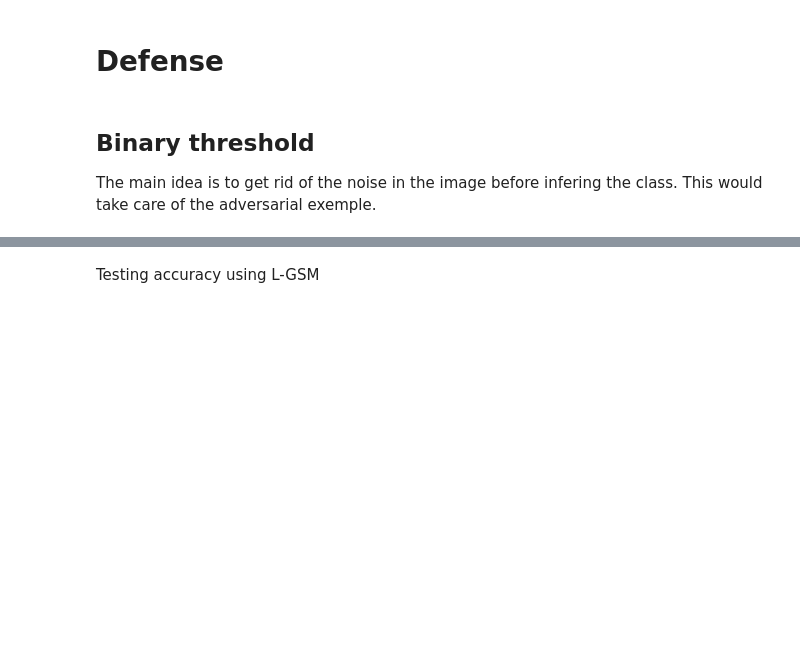
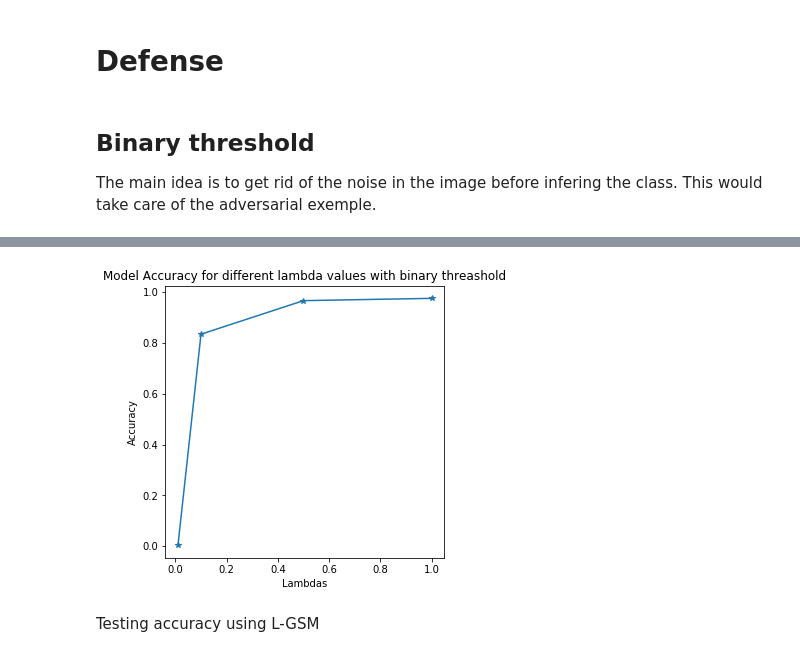
Before and after one commit to AmineDiro/Adversarial-Attacks, a Jupyter notebook: Adversarial attacks.ipynb, the cells around one changed output, grey strips where cells are left out. Cells and saved outputs as stored; diff of their text form; code cells hidden in the pictures; blank space fills up the shorter version.

```diff
--- a/Adversarial attacks.ipynb
+++ b/Adversarial attacks.ipynb
@@ -392,12 +340,0 @@ plt.show()
-# %%
-lmds =[0.01,0.1, 0.5]
-fig, ax = plt.subplots(1,len(lmds),figsize=(20,10))
-
-for i, lmd in enumerate(lmds) :
-    adv = target_adversarial(model,data,device,lmd=lmd)
-    # Binary threashold
-    adv_binary = (adv>threshold)*1
-    label = model(adv_binary.to(torch.float32)).max(1, keepdim=True)[1]
-    adv = adv.squeeze().detach().cpu().numpy()
-    ax[i].imshow(adv,cmap='Greys')
-    ax[i].set_title("Lamda = {}, Advs label : {}".format(lmd,label.item()))
@@ -405,0 +341,10 @@ for i, lmd in enumerate(lmds) :
+# %%
+accuracies_LBFGS_binary = []
+examples_LBFGS_binary = []
+lmds =[0.01,0.1, 0.5,1]
+
+# Run test for each lambda
+for lmd in lmds:
+    acc, ex = test_LBFGS_binary_mnist(model, device, test_loader, lmd)
+    accuracies_LBFGS_binary.append(acc)
+    examples_LBFGS_binary.append(ex)
@@ -406,2 +367,12 @@ for i, lmd in enumerate(lmds) :
+# %%
+fig, ax = plt.subplots(figsize=(5,5))
+ax.plot(lmds, accuracies_LBFGS_binary, "*-")
+plt.title("Model Accuracy for different lambda values with binary threashold")
+plt.xlabel("Lambdas")
+plt.ylabel("Accuracy")
+plt.savefig('Results/Testing L-BFGS mnist binary.png')
+plt.show()
+# %% [output]
+[figure, added]
 # %% [markdown]
 Testing accuracy using L-GSM
```
Also changed, not shown: parts of 28 cells of this notebook, 10 other files.
